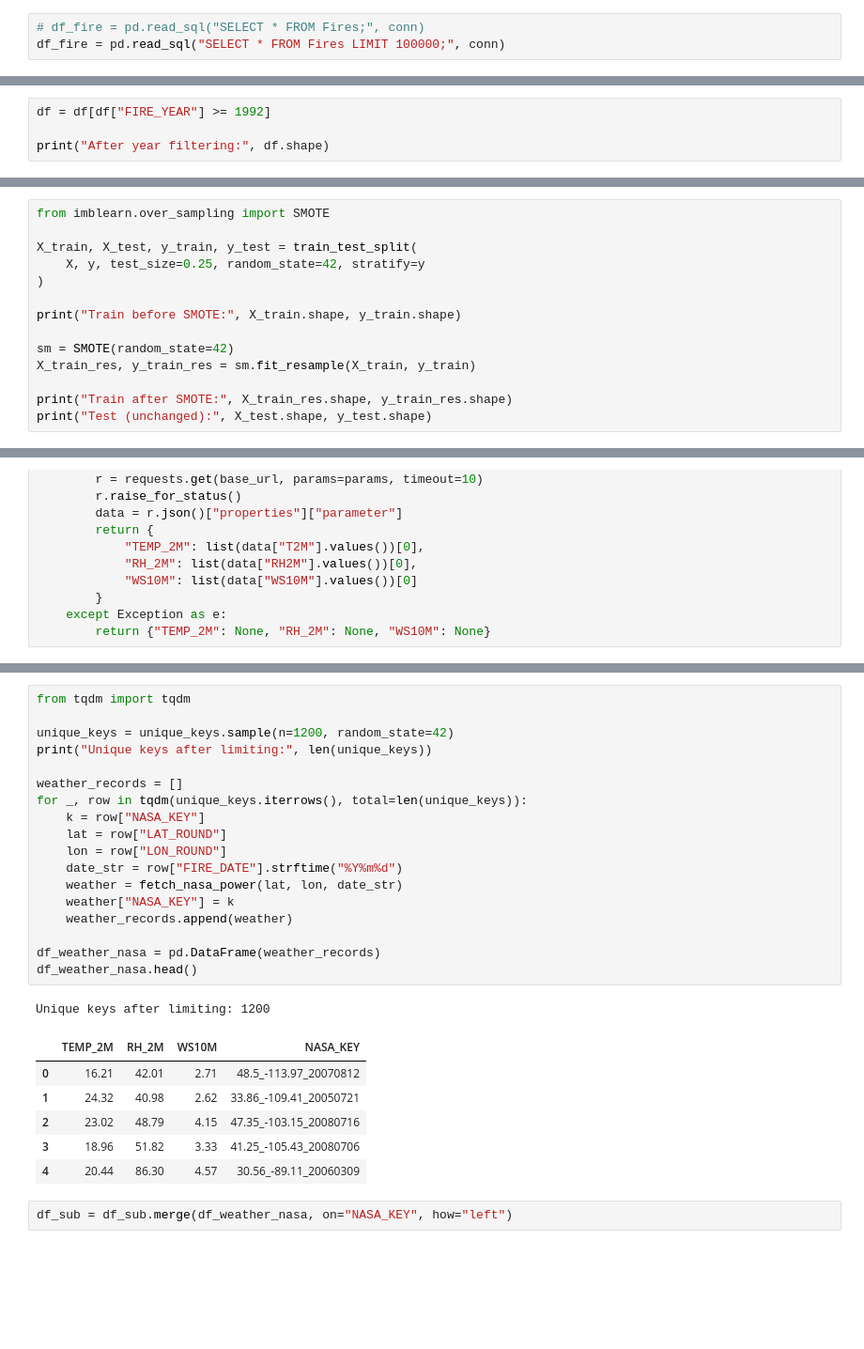
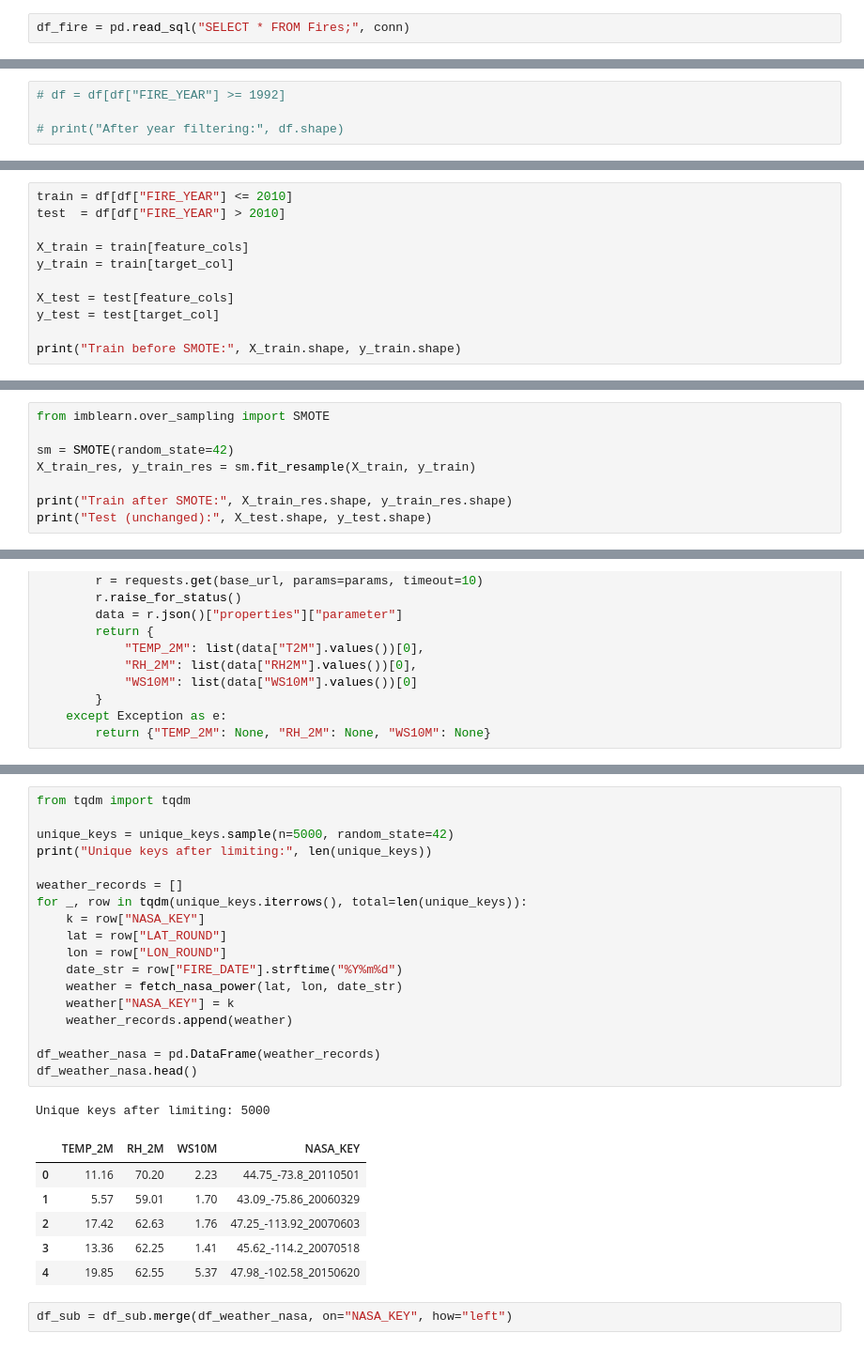
Before and after one commit to armaanm25/wildfire-risk-prediction, a Jupyter notebook: notebooks/wildfire_project_template.ipynb, the cells around one changed output, grey strips where cells are left out. Shown: that part at 94% size. Saved outputs shown, nothing was run; the diff lists cells and outputs as text; blank space fills up the shorter version.

```diff
--- a/notebooks/wildfire_project_template.ipynb
+++ b/notebooks/wildfire_project_template.ipynb
@@ -25,5 +25,4 @@ pd.read_sql("SELECT name FROM sqlite_master WHERE type='table';", conn)
 | 25 | idx_Fires_Shape_parent |
 | 26 | NWCG_UnitIDActive_20170109 |
 # %%
-# df_fire = pd.read_sql("SELECT * FROM Fires;", conn)
-df_fire = pd.read_sql("SELECT * FROM Fires LIMIT 100000;", conn)
+df_fire = pd.read_sql("SELECT * FROM Fires;", conn)
@@ -137,4 +216,4 @@ df["STAT_CAUSE_DESCR"] = df["STAT_CAUSE_DESCR"].fillna("Unknown")
 # %%
-df = df[df["FIRE_YEAR"] >= 1992]
+# df = df[df["FIRE_YEAR"] >= 1992]
 
-print("After year filtering:", df.shape)
+# print("After year filtering:", df.shape)
@@ -231,0 +323,11 @@ plt.show()
+# %%
+train = df[df["FIRE_YEAR"] <= 2010]
+test  = df[df["FIRE_YEAR"] > 2010]
+
+X_train = train[feature_cols]
+y_train = train[target_col]
+
+X_test = test[feature_cols]
+y_test = test[target_col]
+
+print("Train before SMOTE:", X_train.shape, y_train.shape)
@@ -232,11 +336,5 @@ plt.show()
 # %%
 from imblearn.over_sampling import SMOTE
-
-X_train, X_test, y_train, y_test = train_test_split(
-    X, y, test_size=0.25, random_state=42, stratify=y
-)
-
-print("Train before SMOTE:", X_train.shape, y_train.shape)
 
 sm = SMOTE(random_state=42)
 X_train_res, y_train_res = sm.fit_resample(X_train, y_train)
@@ -414,29 +511,29 @@ Unique keys before limiting: 41193
 # %%
 from tqdm import tqdm
 
-unique_keys = unique_keys.sample(n=1200, random_state=42)
+unique_keys = unique_keys.sample(n=5000, random_state=42)
 print("Unique keys after limiting:", len(unique_keys))
 
 weather_records = []
 for _, row in tqdm(unique_keys.iterrows(), total=len(unique_keys)):
     k = row["NASA_KEY"]
     lat = row["LAT_ROUND"]
     lon = row["LON_ROUND"]
     date_str = row["FIRE_DATE"].strftime("%Y%m%d")
     weather = fetch_nasa_power(lat, lon, date_str)
     weather["NASA_KEY"] = k
     weather_records.append(weather)
 
 df_weather_nasa = pd.DataFrame(weather_records)
 df_weather_nasa.head()
 # %% [output]
-Unique keys after limiting: 1200
+Unique keys after limiting: 5000
 |  | TEMP_2M | RH_2M | WS10M | NASA_KEY |
-| 0 | 16.21 | 42.01 | 2.71 | 48.5_-113.97_20070812 |
-| 1 | 24.32 | 40.98 | 2.62 | 33.86_-109.41_20050721 |
-| 2 | 23.02 | 48.79 | 4.15 | 47.35_-103.15_20080716 |
-| 3 | 18.96 | 51.82 | 3.33 | 41.25_-105.43_20080706 |
-| 4 | 20.44 | 86.30 | 4.57 | 30.56_-89.11_20060309 |
+| 0 | 11.16 | 70.20 | 2.23 | 44.75_-73.8_20110501 |
+| 1 | 5.57 | 59.01 | 1.70 | 43.09_-75.86_20060329 |
+| 2 | 17.42 | 62.63 | 1.76 | 47.25_-113.92_20070603 |
+| 3 | 13.36 | 62.25 | 1.41 | 45.62_-114.2_20070518 |
+| 4 | 19.85 | 62.55 | 5.37 | 47.98_-102.58_20150620 |
 # %%
 df_sub = df_sub.merge(df_weather_nasa, on="NASA_KEY", how="left")
 # %%
```
Also changed, not shown: parts of 57 cells of this notebook.
